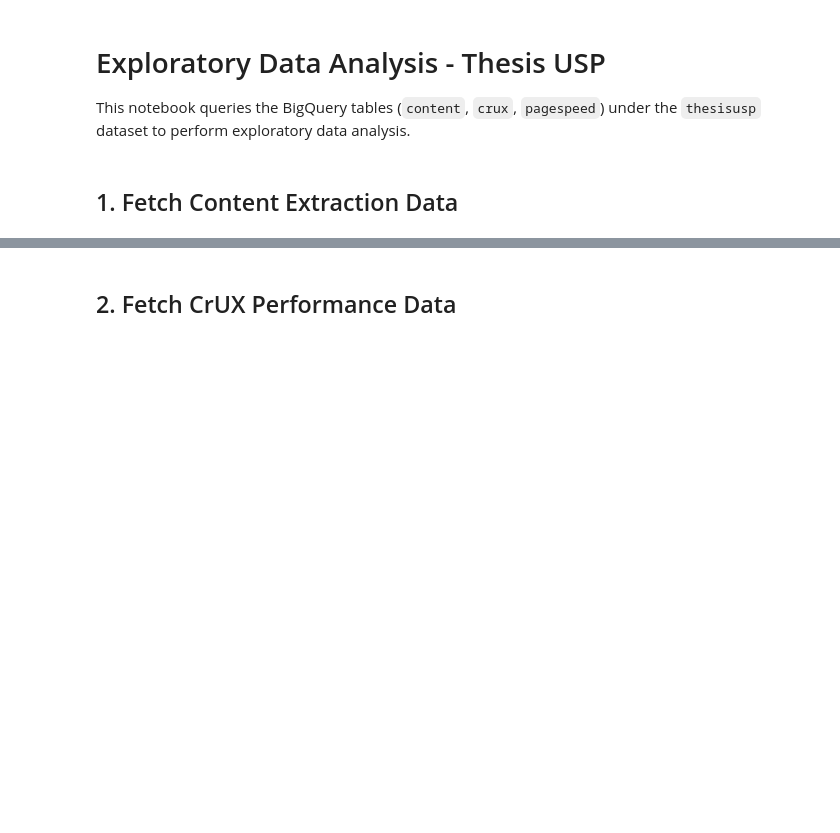
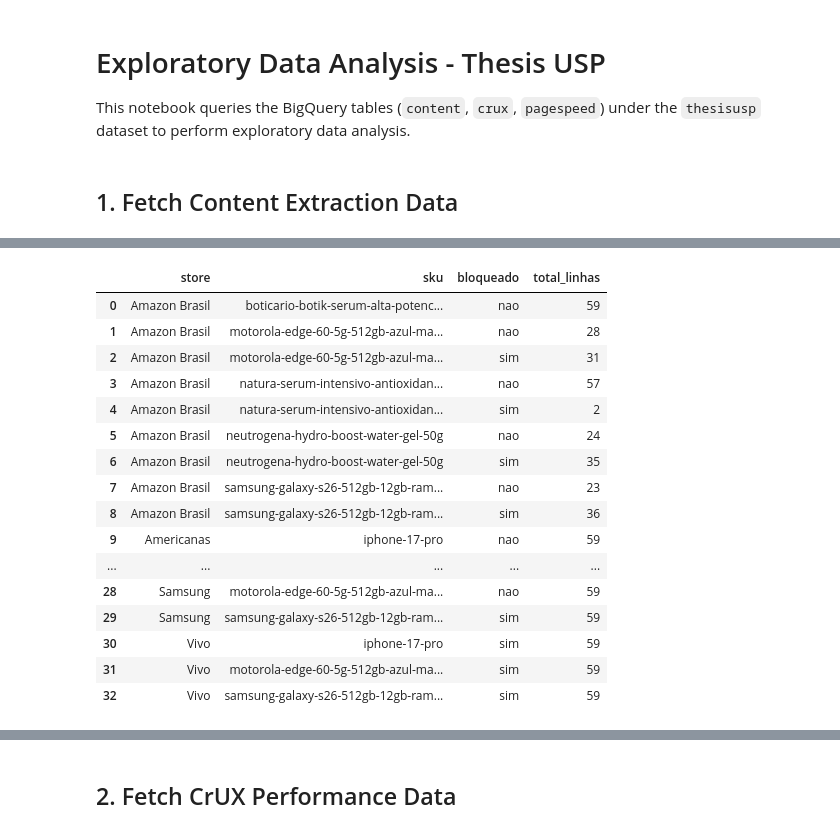
Before and after one commit to britneyscripts/thesis-pipeline, a Jupyter notebook: notebooks/eda.ipynb, the cells around one changed output, grey strips where cells are left out. Drawn from its saved outputs; the diff is of its cells as text; code cells hidden in the pictures; blank space fills up the shorter version.

```diff
--- a/notebooks/eda.ipynb
+++ b/notebooks/eda.ipynb
@@ -30,0 +65,31 @@ df_content.head()
+# %%
+query_skus_bloqueio = """
+SELECT
+    store,
+    sku,
+    CASE WHEN extraction_blocked THEN 'sim' ELSE 'nao' END as bloqueado,
+    COUNT(*) as total_linhas
+FROM `thesisusp.content`
+GROUP BY store, sku, extraction_blocked
+ORDER BY store, sku, bloqueado
+"""
+df_skus_bloqueio = client.query(query_skus_bloqueio).to_dataframe()
+df_skus_bloqueio
+# %% [output]
+|  | store | sku | bloqueado | total_linhas |
+| 0 | Amazon Brasil | boticario-botik-serum-alta-potenc... | nao | 59 |
+| 1 | Amazon Brasil | motorola-edge-60-5g-512gb-azul-ma... | nao | 28 |
+| 2 | Amazon Brasil | motorola-edge-60-5g-512gb-azul-ma... | sim | 31 |
+| 3 | Amazon Brasil | natura-serum-intensivo-antioxidan... | nao | 57 |
+| 4 | Amazon Brasil | natura-serum-intensivo-antioxidan... | sim | 2 |
+| 5 | Amazon Brasil | neutrogena-hydro-boost-water-gel-50g | nao | 24 |
+| 6 | Amazon Brasil | neutrogena-hydro-boost-water-gel-50g | sim | 35 |
+| 7 | Amazon Brasil | samsung-galaxy-s26-512gb-12gb-ram... | nao | 23 |
+| 8 | Amazon Brasil | samsung-galaxy-s26-512gb-12gb-ram... | sim | 36 |
+| 9 | Americanas | iphone-17-pro | nao | 59 |
+| ... | ... | ... | ... | ... |
+| 28 | Samsung | motorola-edge-60-5g-512gb-azul-ma... | nao | 59 |
+| 29 | Samsung | samsung-galaxy-s26-512gb-12gb-ram... | sim | 59 |
+| 30 | Vivo | iphone-17-pro | sim | 59 |
+| 31 | Vivo | motorola-edge-60-5g-512gb-azul-ma... | sim | 59 |
+| 32 | Vivo | samsung-galaxy-s26-512gb-12gb-ram... | sim | 59 |
```
Also changed, not shown: parts of 13 cells of this notebook, 3 other files.
